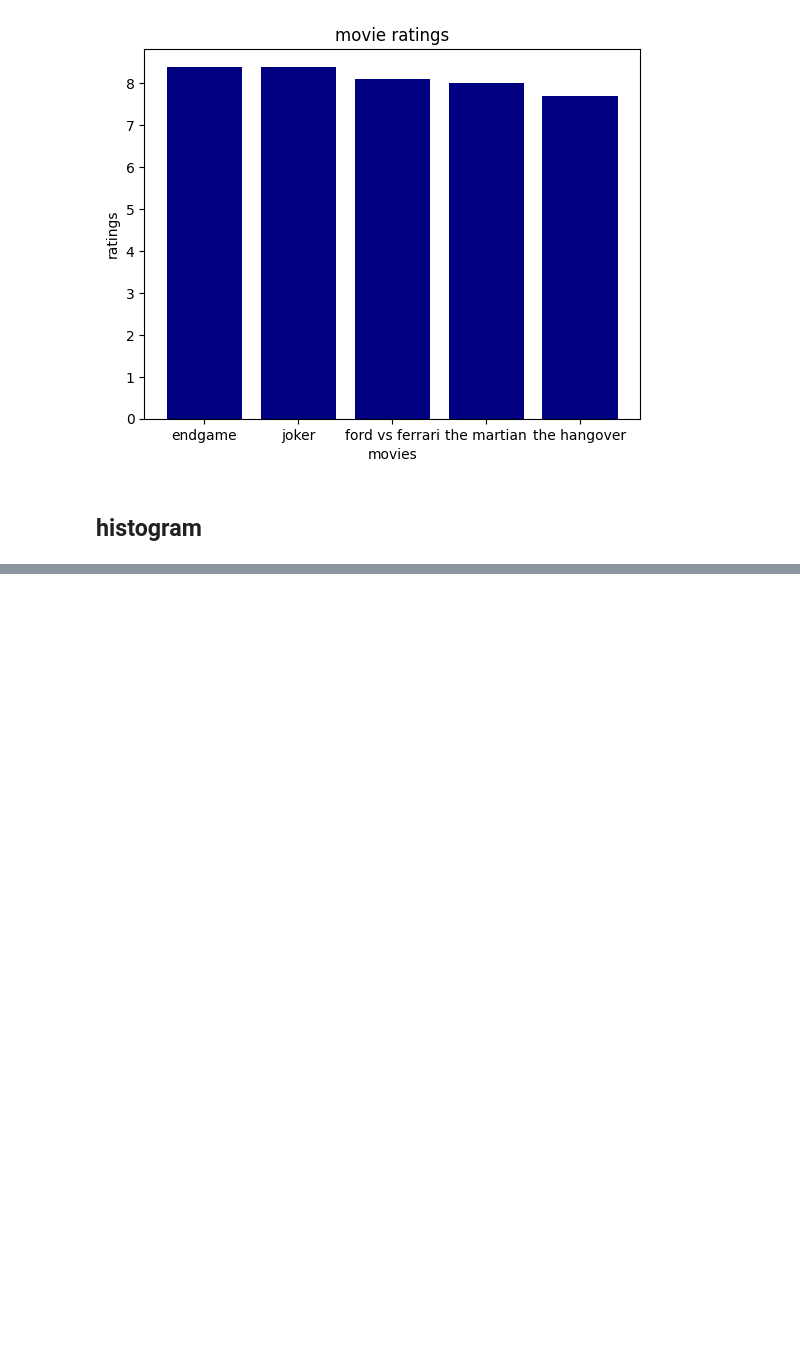
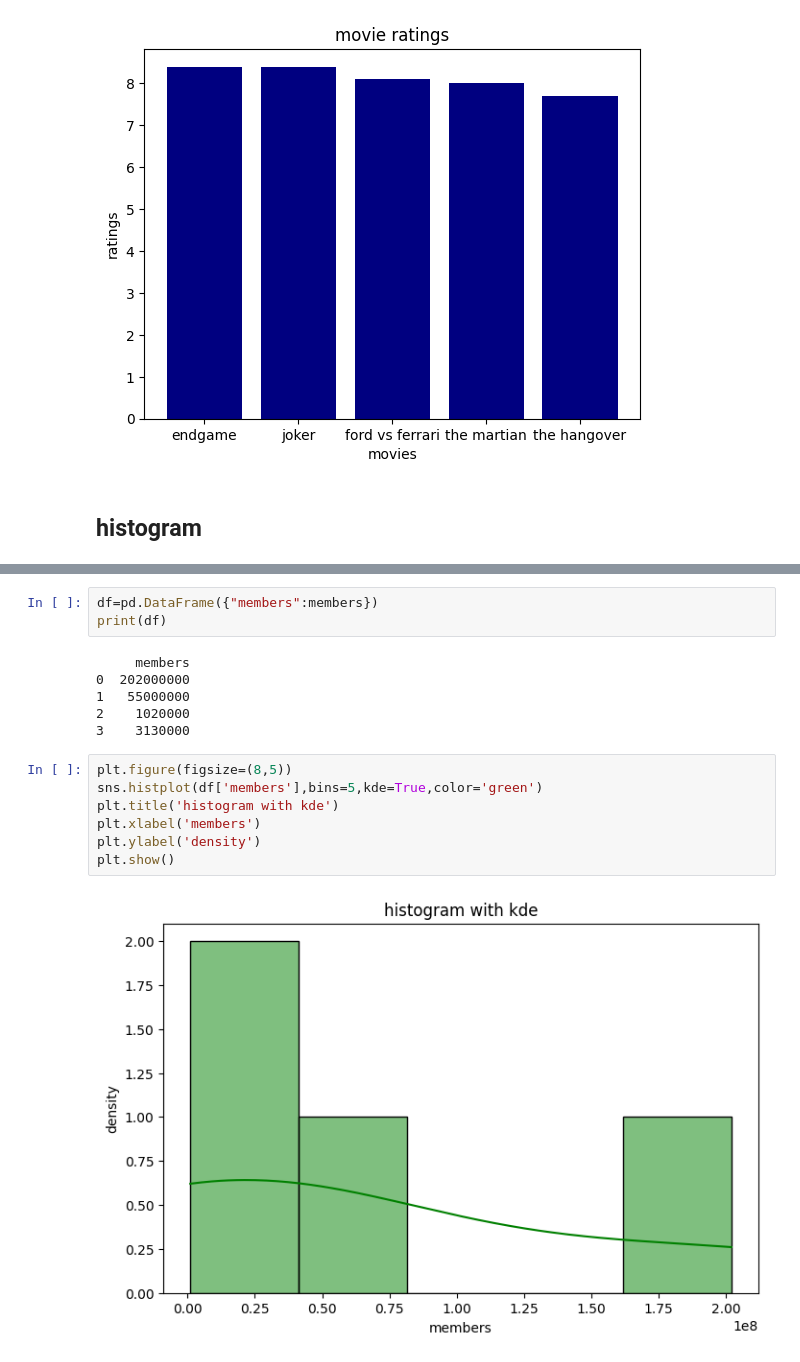
Before and after one commit to Arnavgavhane/Data_science_using_python, a Jupyter notebook: Day_4/Day_4.ipynb, the cells around one changed output, grey strips where cells are left out. Cells and saved outputs as stored; diff of their text form; blank space fills up the shorter version.

```diff
--- a/Day_4/Day_4.ipynb
+++ b/Day_4/Day_4.ipynb
@@ -110,0 +137,18 @@ plt.show()
+# %%
+df=pd.DataFrame({"members":members})
+print(df)
+# %% [output]
+     members
+0  202000000
+1   55000000
+2    1020000
+3    3130000
+# %%
+plt.figure(figsize=(8,5))
+sns.histplot(df['members'],bins=5,kde=True,color='green')
+plt.title('histogram with kde')
+plt.xlabel('members')
+plt.ylabel('density')
+plt.show()
+# %% [output]
+[figure, added]
```
Also changed, not shown: parts of 7 cells of this notebook, 2 other files.
